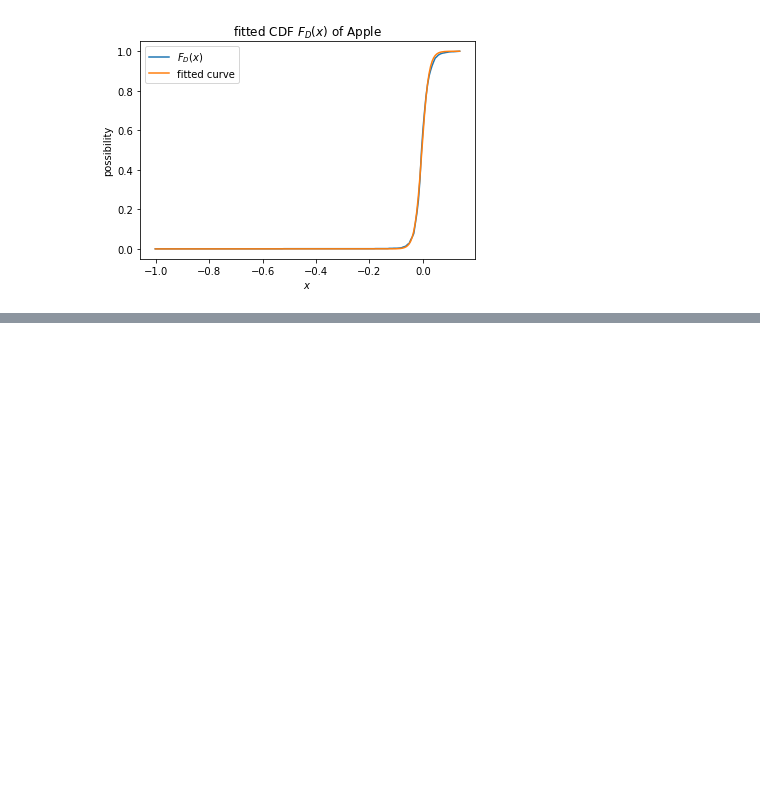
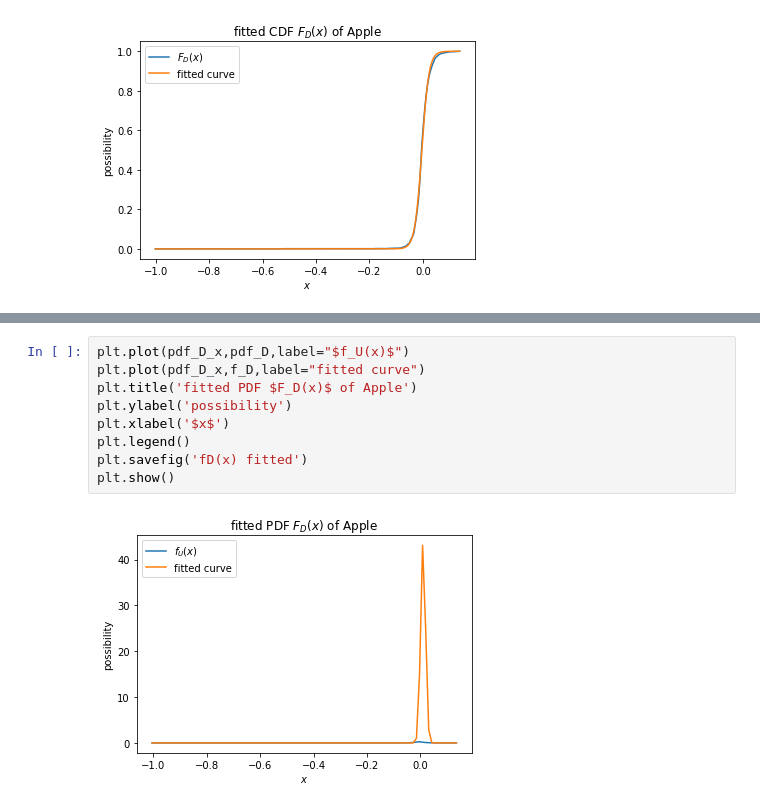
Before and after one commit to Kim-Q/MSDM, a Jupyter notebook: project2.ipynb, the cells around one changed output, grey strips where cells are left out. Drawn from its saved outputs; the diff is of its cells as text; blank space fills up the shorter version.

```diff
--- a/project2.ipynb
+++ b/project2.ipynb
@@ -223,0 +214,11 @@ plt.show()
+# %%
+plt.plot(pdf_D_x,pdf_D,label="$f_U(x)$")
+plt.plot(pdf_D_x,f_D,label="fitted curve")
+plt.title('fitted PDF $F_D(x)$ of Apple')
+plt.ylabel('possibility')
+plt.xlabel('$x$')
+plt.legend()
+plt.savefig('fD(x) fitted')
+plt.show()
+# %% [output]
+[figure, added]
```
Also changed, not shown: parts of 8 cells of this notebook, 4 other files.
